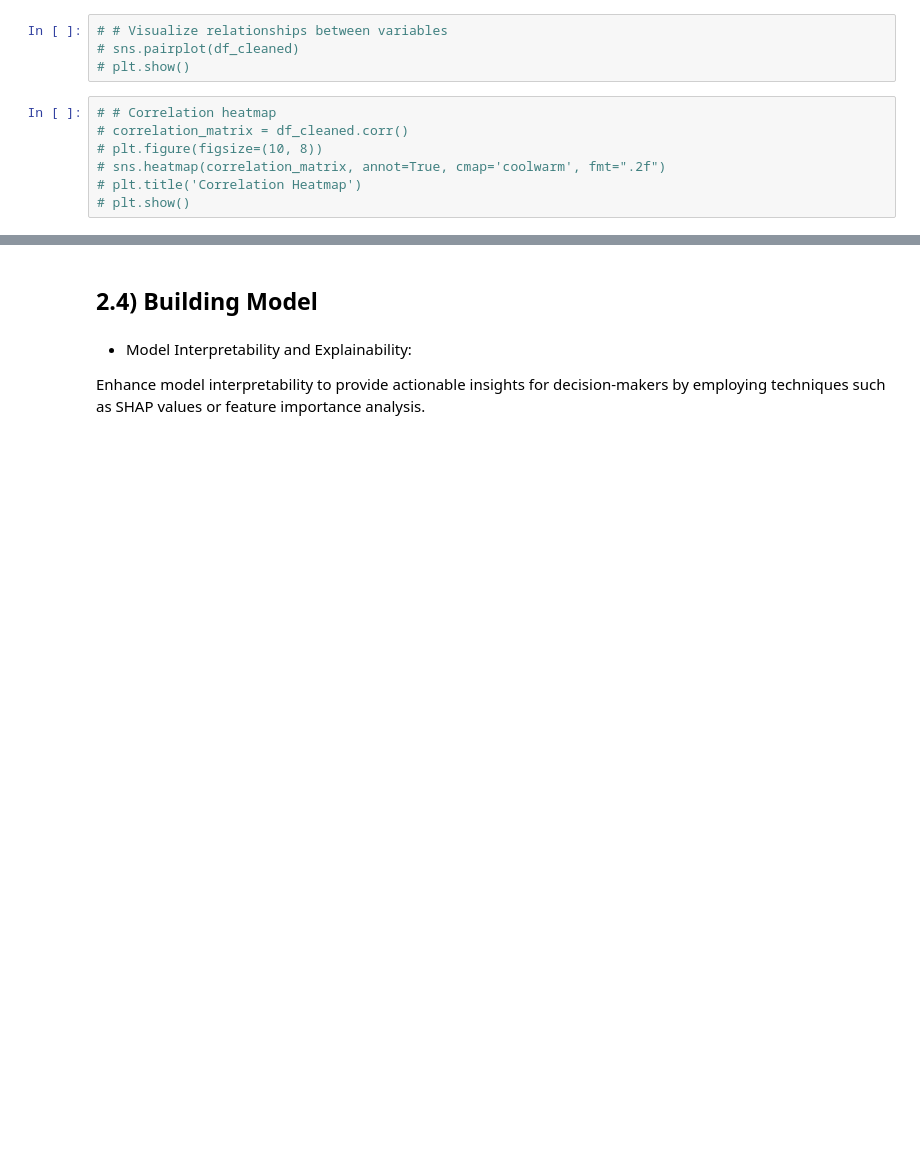
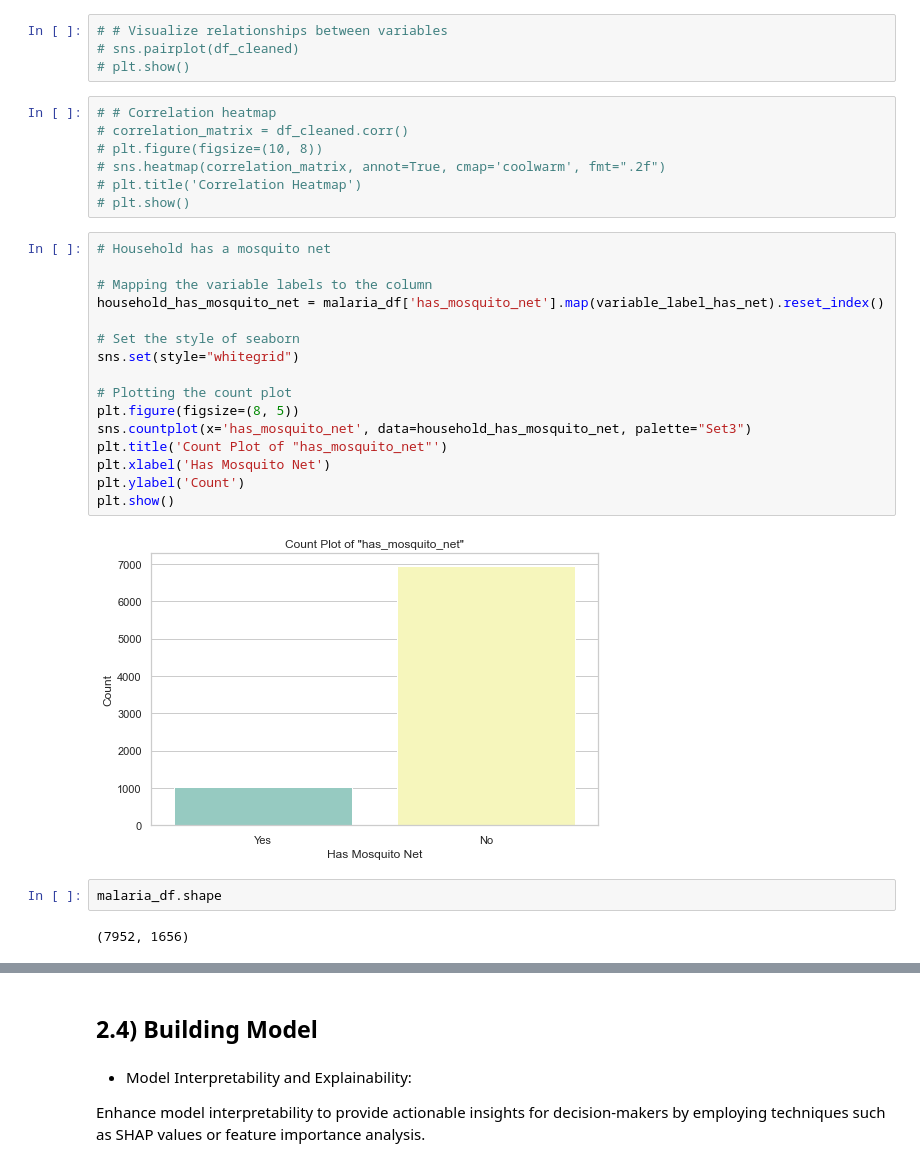
Before and after one commit to Dominic-Mu/dsc-phase-5-group-14-project, a Jupyter notebook: malaria_index.ipynb, the cells around one changed output, grey strips where cells are left out. Saved outputs shown, nothing was run; the diff lists cells and outputs as text; blank space fills up the shorter version.

```diff
--- a/malaria_index.ipynb
+++ b/malaria_index.ipynb
@@ -402,3 +469,25 @@ variable_label_has_net
 # sns.heatmap(correlation_matrix, annot=True, cmap='coolwarm', fmt=".2f")
 # plt.title('Correlation Heatmap')
 # plt.show()
+# %%
+# Household has a mosquito net
+
+# Mapping the variable labels to the column
+household_has_mosquito_net = malaria_df['has_mosquito_net'].map(variable_label_has_net).reset_index()
+
+# Set the style of seaborn
+sns.set(style="whitegrid")
+
+# Plotting the count plot
+plt.figure(figsize=(8, 5))
+sns.countplot(x='has_mosquito_net', data=household_has_mosquito_net, palette="Set3")
+plt.title('Count Plot of "has_mosquito_net"')
+plt.xlabel('Has Mosquito Net')
+plt.ylabel('Count')
+plt.show()
+# %% [output]
+[figure, added]
+# %%
+malaria_df.shape
+# %% [output]
+(7952, 1656)
```
Also changed, not shown: parts of 8 cells of this notebook, 2 other files.
